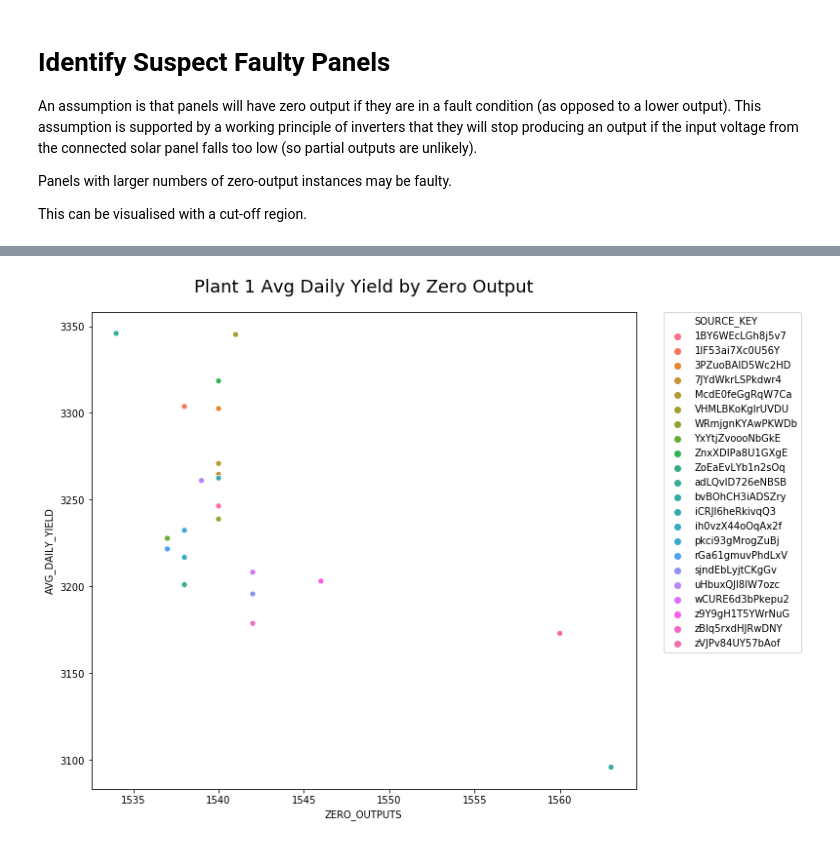
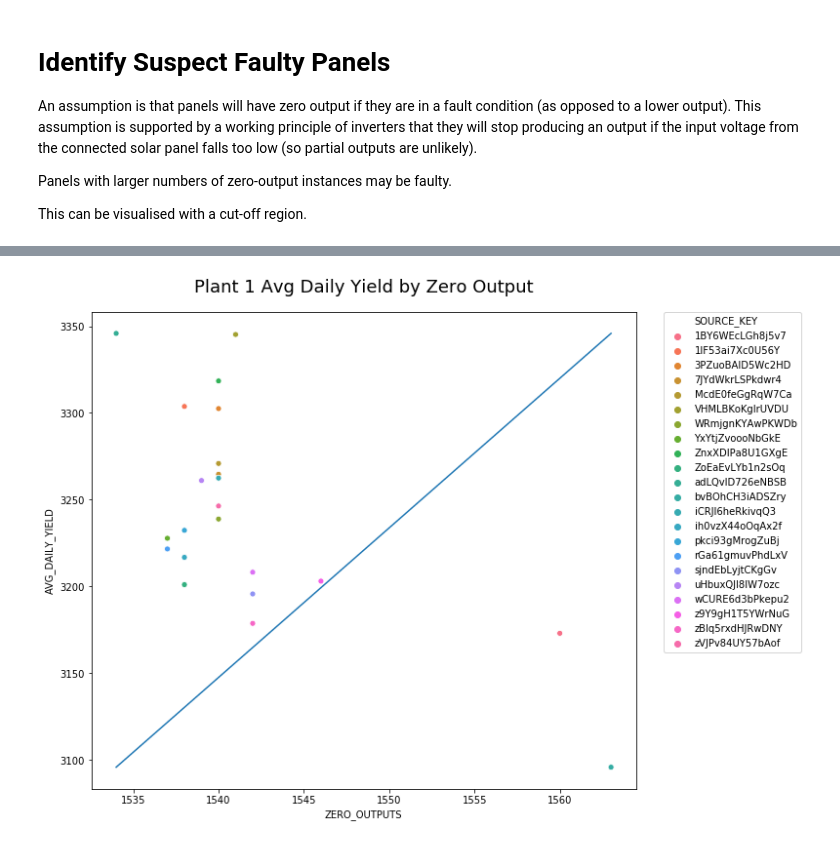
Before and after one commit to CloudforestTechnologies/solar-power-generation-project, a Jupyter notebook: Notebooks/2.0-pm-detecting-faulty-inverters.ipynb, the cells around one changed output, grey strips where cells are left out. Drawn from its saved outputs; the diff is of its cells as text; code cells hidden in the pictures.

Commit message:
Figure (plant 1) implementation.

```diff
--- a/Notebooks/2.0-pm-detecting-faulty-inverters.ipynb
+++ b/Notebooks/2.0-pm-detecting-faulty-inverters.ipynb
@@ -43,23 +55,27 @@ This can be visualised with a cut-off region.
 # %%
 
 # Count number of zero instances per cell
 zero_outputs = df_plant1[df_plant1['DC_POWER'] == 0].groupby('SOURCE_KEY')['DATE_TIME'].count().reset_index().rename(columns = {'DATE_TIME' : 'ZERO_OUTPUTS'})
 zero_outputs.sort_values('ZERO_OUTPUTS', ascending = False)
 
 # Create a grouping of source keys and avg daily yield
 daily_yield = df_plant1.groupby(['SOURCE_KEY'])[['SOURCE_KEY', 'AVG_DAILY_YIELD']].mean().reset_index().sort_values('AVG_DAILY_YIELD', ascending = False)
 
 # Merge zero instances and avg daily yield to identify cells with lots of downtime
 plant1_efficiency = pd.merge(zero_outputs, daily_yield, how = 'inner', on = 'SOURCE_KEY')
 
 plt.figure(figsize = (10, 9))
-sns.scatterplot(data = plant1_efficiency, x = 'ZERO_OUTPUTS', y = 'AVG_DAILY_YIELD', hue = 'SOURCE_KEY')
+fig = sns.scatterplot(data = plant1_efficiency, x = 'ZERO_OUTPUTS', y = 'AVG_DAILY_YIELD', hue = 'SOURCE_KEY')
 
 # Style figure
 plt.title('Plant 1 Avg Daily Yield by Zero Output', fontsize = figures_helper.TITLE_FONTSIZE, pad = 20)
 plt.legend(bbox_to_anchor = (1.05, 1), loc = 2, borderaxespad = 0)
-plt.show()
 
 # Add dividing line
+x = (1534, 1563)
+y = (3095.76, 3345.83)
+plt.plot(x, y)
+
+plt.show()
 # %% [output]
-[figure, old version]
+[figure, new version]
```
Also changed, not shown: parts of 1 cell of this notebook.
